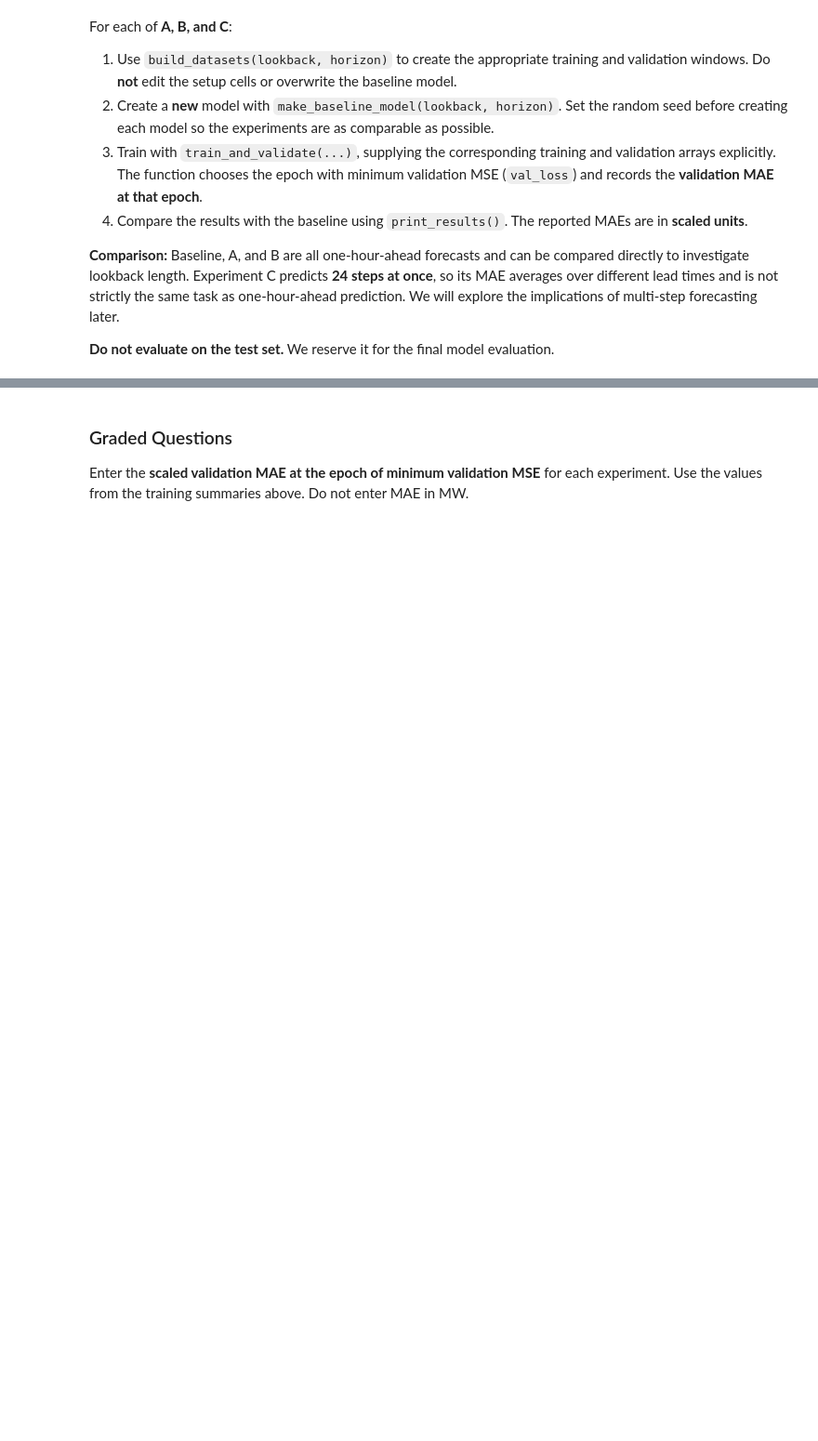
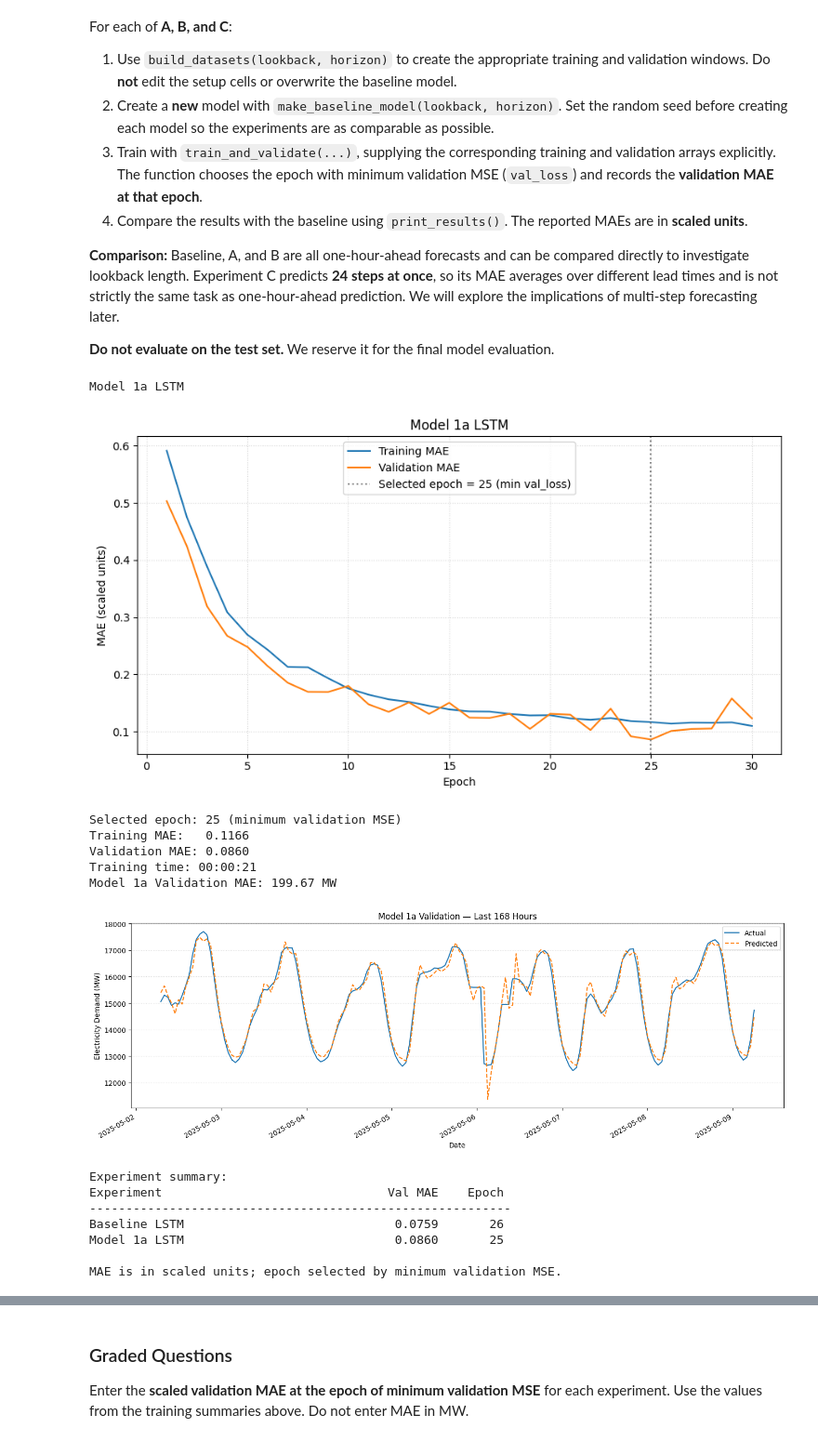
Before and after one commit to veniola/DX703-Assignments, a Jupyter notebook: Homework_08.ipynb, the cells around one changed output, grey strips where cells are left out. Shown at 93% size. Cells and saved outputs as stored; diff of their text form; code cells hidden in the pictures; blank space fills up the shorter version.

Commit message:
Problems 1 and 2

```diff
--- a/Homework_08.ipynb
+++ b/Homework_08.ipynb
@@ -720,0 +698,58 @@ model_1a = make_baseline_model(lookback, horizon):
+# %%
+# ==========================================================
+# Problem 1A: Exploring Lookback and Horizon (24 hrs, 1 hr)
+# ==========================================================
+
+# Problem 1a configuration
+lookback = 24 * 1
+horizon = 1
+X_train, y_train, X_val, y_val, X_test, y_test = build_datasets(lookback, horizon)
+
+# Establish reproducible initialization
+tf.keras.utils.set_random_seed(random_seed)
+model_1a = make_baseline_model(lookback, horizon)
+
+# Preserve configuration and datasets
+model_1a_lookback = lookback
+model_1a_horizon = horizon
+model_1a_X_val, model_1a_y_val = X_val, y_val
+model_1a_X_test, model_1a_y_test = X_test, y_test
+
+model_1a_history, model_1a_info = train_and_validate(
+    model_1a,
+    X_train=X_train, y_train=y_train,
+    X_val=X_val, y_val=y_val,
+    title="Model 1a LSTM",
+    verbose=0,
+    return_history=True
+)
+
+# Evaluate model 1a on validation data
+validation_1a_eval = evaluate_forecast(
+    model_1a,
+    model_1a_X_val,
+    model_1a_y_val,
+    title="Model 1a Validation",
+    target_scaler=scaler,
+    datetime_index=val.index,
+    plot_last_hours=24*7
+)
+
+print("\nExperiment summary:")
+print_results()
+# %% [output]
+Model 1a LSTM
+[figure, added]
+Selected epoch: 25 (minimum validation MSE)
+Training MAE:   0.1166
+Validation MAE: 0.0860
+Training time: 00:00:21
+Model 1a Validation MAE: 199.67 MW
+[figure, added]
+Experiment summary:
+Experiment                               Val MAE    Epoch
+----------------------------------------------------------
+Baseline LSTM                             0.0759       26
+Model 1a LSTM                             0.0860       25
+
+MAE is in scaled units; epoch selected by minimum validation MSE.
```
Also changed, not shown: parts of 24 cells of this notebook.
